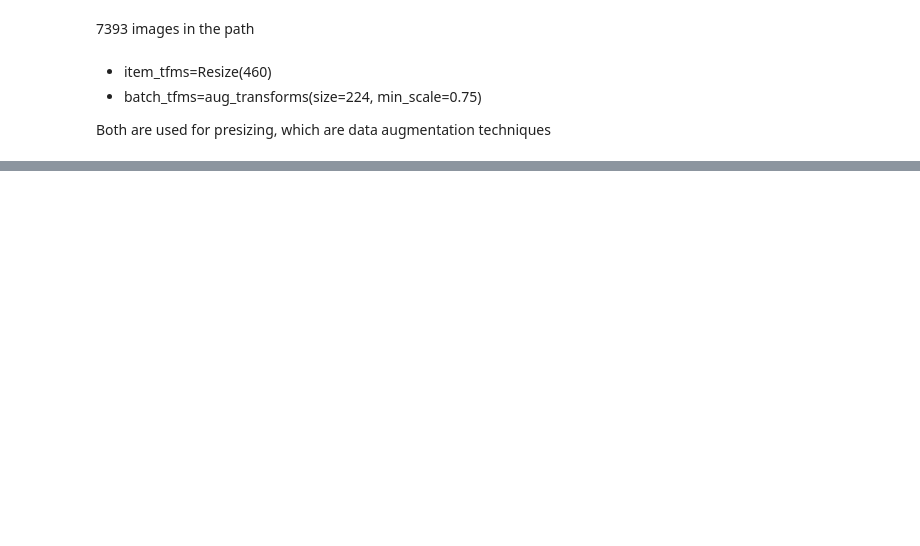
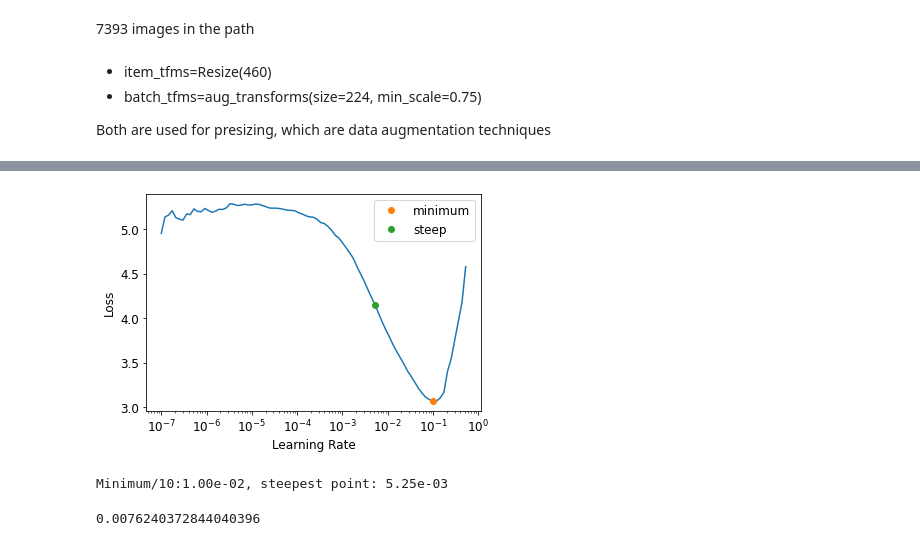
Before and after one commit to Sulmon/Deep-Learning, a Jupyter notebook: pet_breeds.ipynb, the cells around one changed output, grey strips where cells are left out. Drawn from its saved outputs; the diff is of its cells as text; code cells hidden in the pictures; blank space fills up the shorter version.

```diff
--- a/pet_breeds.ipynb
+++ b/pet_breeds.ipynb
@@ -83,0 +214,7 @@ Building one sample
+# %%
+#The learning rate finder computes those points on the curve to help you
+# - One order of magnitude less than where the minimum loss was achieved(/10)
+# - The last point where the loss was clearly decreasing
+learn  = vision_learner(dls,resnet34, metrics = error_rate)
+lr_min, lr_steep = learn.lr_find(suggest_funcs = (minimum, steep))
+# %% [output]
@@ -83,0 +222,11 @@ Building one sample
+[figure, added]
+# %%
+
+print(f"Minimum/10:{lr_min:.2e}, steepest point: {lr_steep:.2e} ")
+# %% [output]
+Minimum/10:1.00e-02, steepest point: 5.25e-03
+# %%
+lr = (lr_min + lr_steep)/2
+lr
+# %% [output]
+0.0076240372844040396
```
Also changed, not shown: parts of 39 cells of this notebook.
